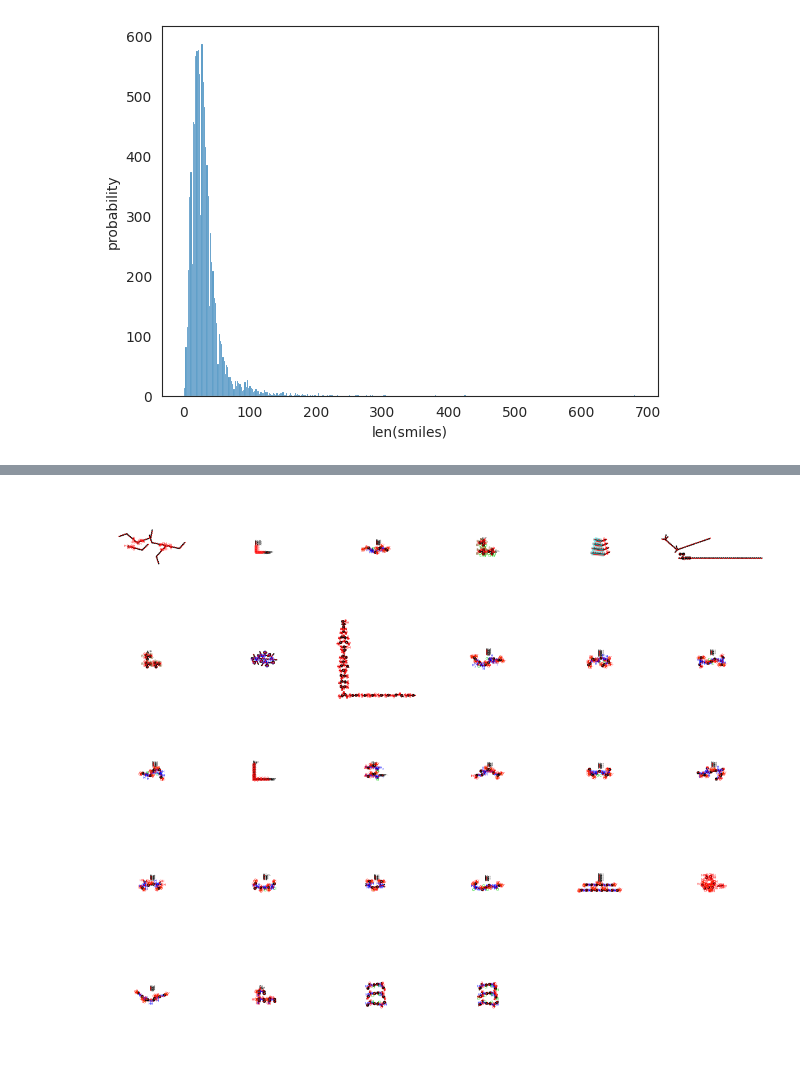
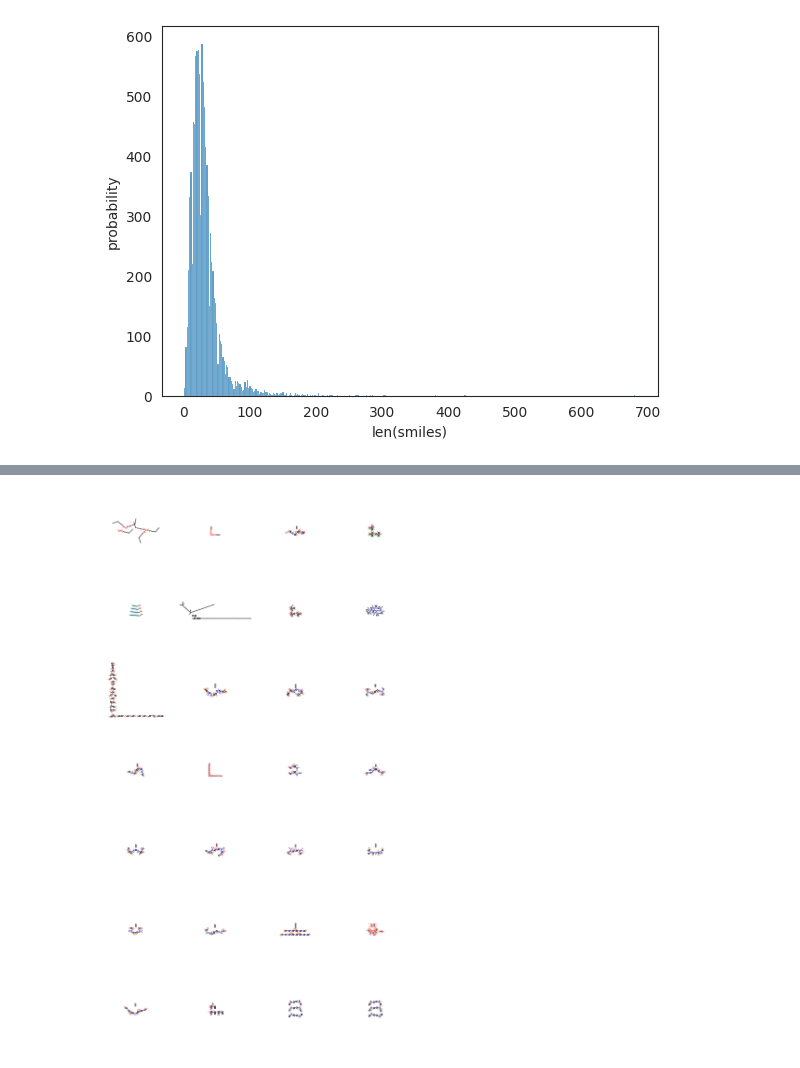
Before and after one commit to achraf-halla/ADME, a Jupyter notebook: Solubility_AqSolDB_dc_V2.ipynb, the cells around one changed output, grey strips where cells are left out. Saved outputs shown, nothing was run; the diff lists cells and outputs as text; code cells hidden in the pictures.

```diff
--- a/Solubility_AqSolDB_dc_V2.ipynb
+++ b/Solubility_AqSolDB_dc_V2.ipynb
@@ -84,5 +84,5 @@ suspiciously_large = np.where(np.array(smiles_lens) > 200)[0]
 
 long_smiles = dataset.loc[dataset.index[suspiciously_large]]['Drug'].values
 
-Draw._MolsToGridImage([Chem.MolFromSmiles(i) for i in long_smiles], molsPerRow=6)
+Draw._MolsToGridImage([Chem.MolFromSmiles(i) for i in long_smiles],subImgSize=(400, 400), molsPerRow=4)
 # %% [output]
@@ -90 +90 @@ Draw._MolsToGridImage([Chem.MolFromSmiles(i) for i in long_smiles], molsPerRow=6
-[figure, old version]
+[figure, new version]
```
Also changed, not shown: parts of 1 cell of this notebook.
